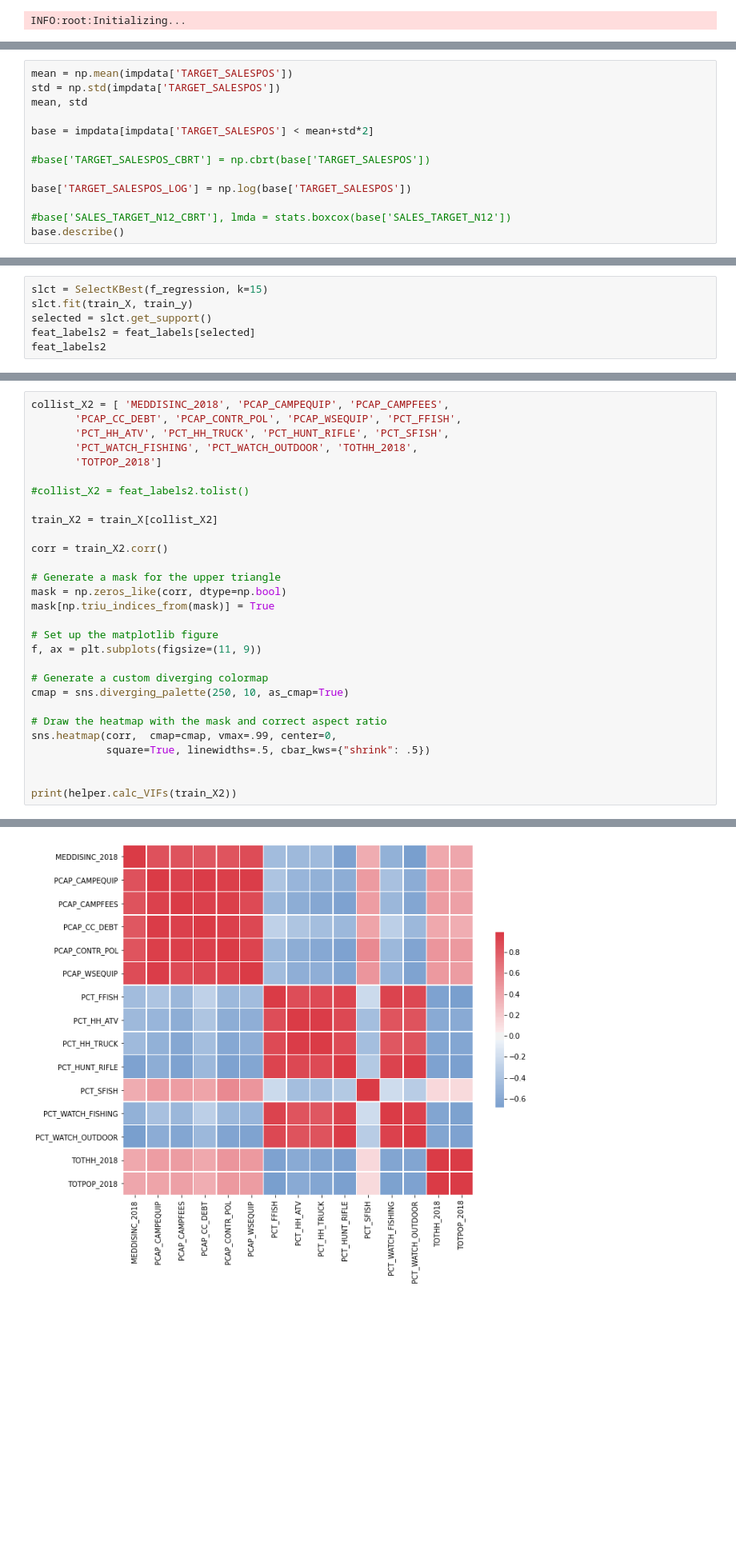
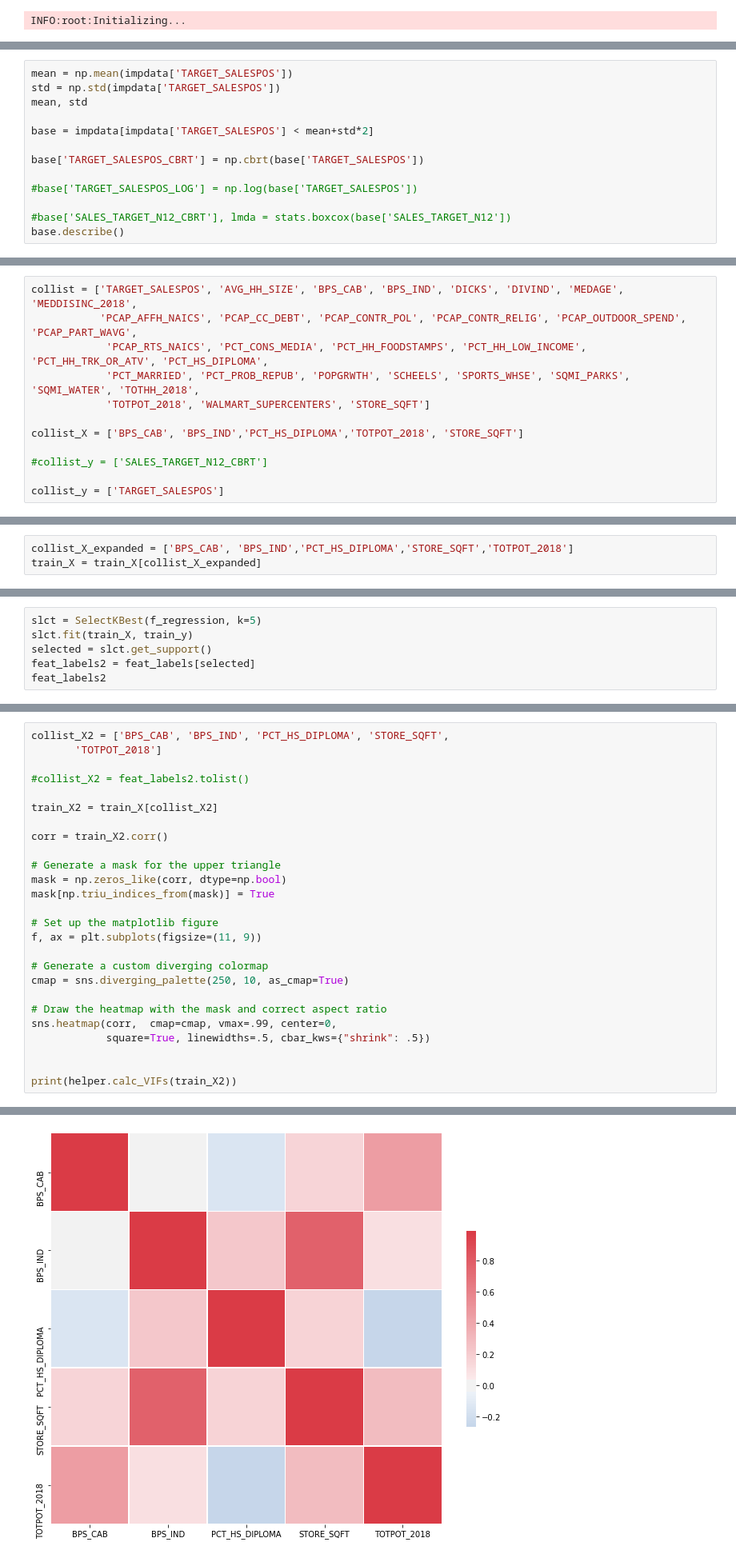
Before and after one commit to FloobtheGreat/IPy_Notebooks, a Jupyter notebook: Analyses/Store_Sales_Volume_Projection.ipynb, the cells around one changed output, grey strips where cells are left out. Shown at 80% size. Cells and saved outputs as stored; diff of their text form; blank space fills up the shorter version.

```diff
--- a/Analyses/Store_Sales_Volume_Projection.ipynb
+++ b/Analyses/Store_Sales_Volume_Projection.ipynb
@@ -51,9 +51,9 @@ mean, std
 
 base = impdata[impdata['TARGET_SALESPOS'] < mean+std*2]
 
-#base['TARGET_SALESPOS_CBRT'] = np.cbrt(base['TARGET_SALESPOS'])
+base['TARGET_SALESPOS_CBRT'] = np.cbrt(base['TARGET_SALESPOS'])
 
-base['TARGET_SALESPOS_LOG'] = np.log(base['TARGET_SALESPOS'])
+#base['TARGET_SALESPOS_LOG'] = np.log(base['TARGET_SALESPOS'])
 
 #base['SALES_TARGET_N12_CBRT'], lmda = stats.boxcox(base['SALES_TARGET_N12'])
 base.describe()
@@ -102,3 +102,15 @@ collist_y = ['TARGET_SALESPOS']
+# %%
+collist = ['TARGET_SALESPOS', 'AVG_HH_SIZE', 'BPS_CAB', 'BPS_IND', 'DICKS', 'DIVIND', 'MEDAGE', 'MEDDISINC_2018',
+           'PCAP_AFFH_NAICS', 'PCAP_CC_DEBT', 'PCAP_CONTR_POL', 'PCAP_CONTR_RELIG', 'PCAP_OUTDOOR_SPEND', 'PCAP_PART_WAVG',
+            'PCAP_RTS_NAICS', 'PCT_CONS_MEDIA', 'PCT_HH_FOODSTAMPS', 'PCT_HH_LOW_INCOME', 'PCT_HH_TRK_OR_ATV', 'PCT_HS_DIPLOMA',
+            'PCT_MARRIED', 'PCT_PROB_REPUB', 'POPGRWTH', 'SCHEELS', 'SPORTS_WHSE', 'SQMI_PARKS', 'SQMI_WATER', 'TOTHH_2018',
+            'TOTPOT_2018', 'WALMART_SUPERCENTERS', 'STORE_SQFT']
+
+collist_X = ['BPS_CAB', 'BPS_IND','PCT_HS_DIPLOMA','TOTPOT_2018', 'STORE_SQFT']
+
+#collist_y = ['SALES_TARGET_N12_CBRT']
+
+collist_y = ['TARGET_SALESPOS']
 # %%
 train, test = helper.splitData(base[collist], .5)
 
@@ -236,3 +238,6 @@ train_X = train_X[collist_X_expanded]
+# %%
+collist_X_expanded = ['BPS_CAB', 'BPS_IND','PCT_HS_DIPLOMA','STORE_SQFT','TOTPOT_2018']
+train_X = train_X[collist_X_expanded]
 # %%
 feat_labels = np.asarray(collist_X_expanded)
 
@@ -257,5 +262,5 @@ plt.show()
 # %%
-slct = SelectKBest(f_regression, k=15)
+slct = SelectKBest(f_regression, k=5)
 slct.fit(train_X, train_y)
 selected = slct.get_support()
 feat_labels2 = feat_labels[selected]
@@ -269,9 +271,6 @@ array(['MEDDISINC_2018', 'PCAP_CAMPEQUIP', 'PCAP_CAMPFEES',
 # %%
-collist_X2 = [ 'MEDDISINC_2018', 'PCAP_CAMPEQUIP', 'PCAP_CAMPFEES',
-       'PCAP_CC_DEBT', 'PCAP_CONTR_POL', 'PCAP_WSEQUIP', 'PCT_FFISH',
-       'PCT_HH_ATV', 'PCT_HH_TRUCK', 'PCT_HUNT_RIFLE', 'PCT_SFISH',
-       'PCT_WATCH_FISHING', 'PCT_WATCH_OUTDOOR', 'TOTHH_2018',
-       'TOTPOP_2018']
+collist_X2 = ['BPS_CAB', 'BPS_IND', 'PCT_HS_DIPLOMA', 'STORE_SQFT',
+       'TOTPOT_2018']
 
 #collist_X2 = feat_labels2.tolist()
 
@@ -315,4 +304,4 @@ print(helper.calc_VIFs(train_X2))
-[figure, old version]
+[figure, new version]
 # %%
 import statsmodels.api as sm
 
```
Also changed, not shown: parts of 31 cells of this notebook.
